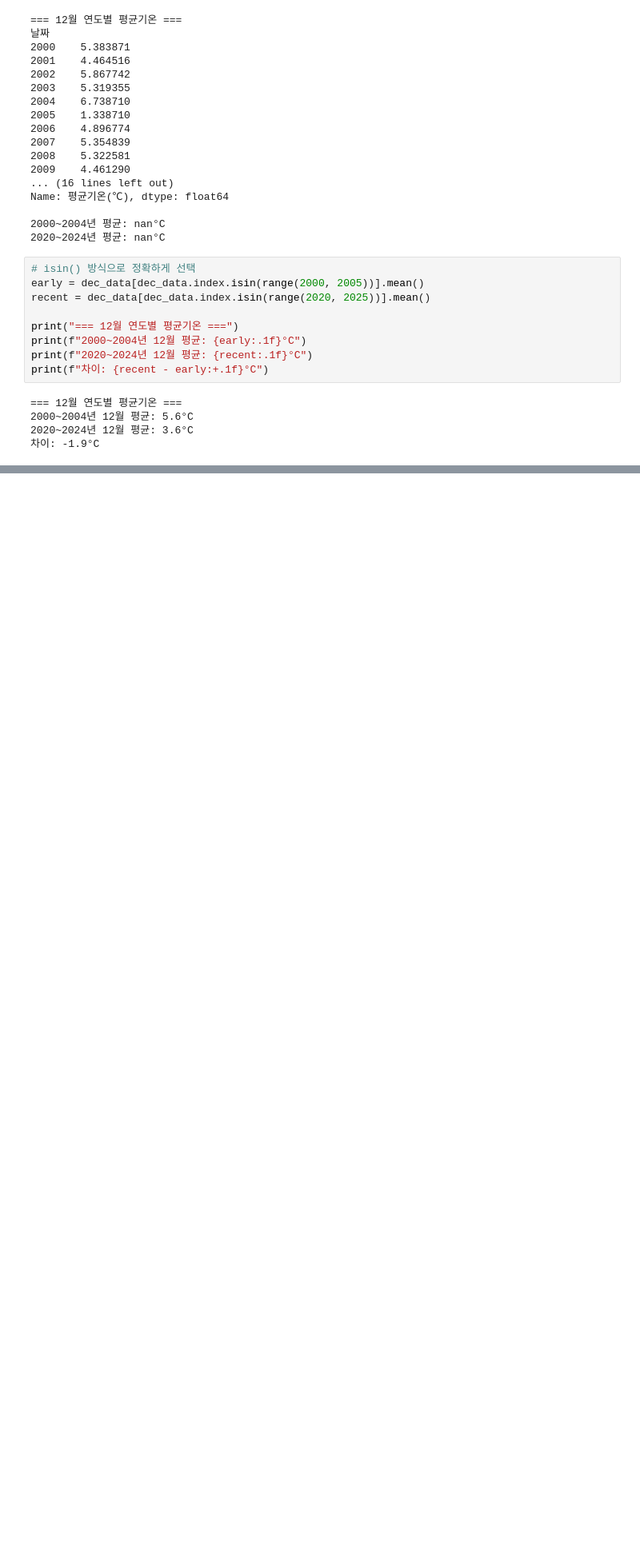
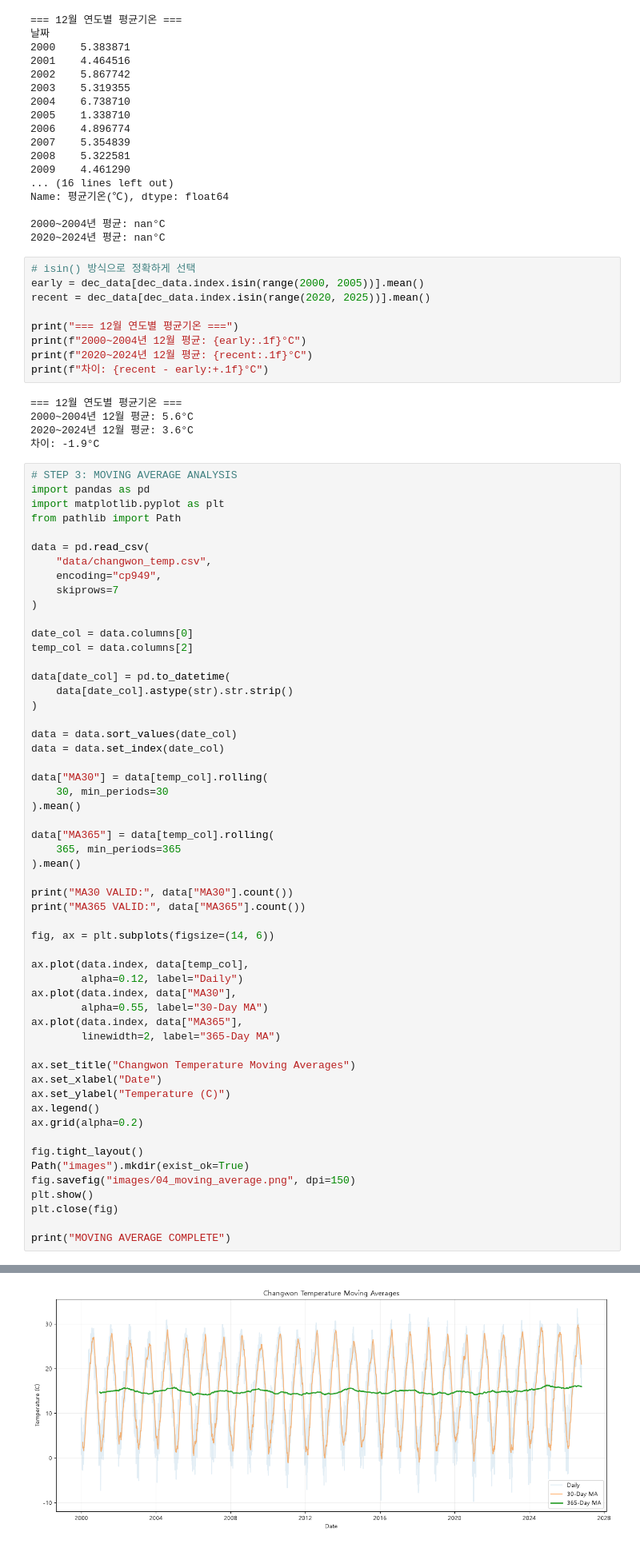
Before and after one commit to fdyoung9-a11y/changwon_temp, a Jupyter notebook: changwon_analysis.ipynb, the cells around one changed output, grey strips where cells are left out. Shown at 80% size. Cells and saved outputs as stored; diff of their text form; blank space fills up the shorter version.

Commit message:
Complete Changwon temperature time series analysis

```diff
--- a/changwon_analysis.ipynb
+++ b/changwon_analysis.ipynb
@@ -565,3 +596,59 @@ print(f"차이: {recent - early:+.1f}°C")
 2000~2004년 12월 평균: 5.6°C
 2020~2024년 12월 평균: 3.6°C
 차이: -1.9°C
+# %%
+# STEP 3: MOVING AVERAGE ANALYSIS
+import pandas as pd
+import matplotlib.pyplot as plt
+from pathlib import Path
+
+data = pd.read_csv(
+    "data/changwon_temp.csv",
+    encoding="cp949",
+    skiprows=7
+)
+
+date_col = data.columns[0]
+temp_col = data.columns[2]
+
+data[date_col] = pd.to_datetime(
+    data[date_col].astype(str).str.strip()
+)
+
+data = data.sort_values(date_col)
+data = data.set_index(date_col)
+
+data["MA30"] = data[temp_col].rolling(
+    30, min_periods=30
+).mean()
+
+data["MA365"] = data[temp_col].rolling(
+    365, min_periods=365
+).mean()
+
+print("MA30 VALID:", data["MA30"].count())
+print("MA365 VALID:", data["MA365"].count())
+
+fig, ax = plt.subplots(figsize=(14, 6))
+
+ax.plot(data.index, data[temp_col],
+        alpha=0.12, label="Daily")
+ax.plot(data.index, data["MA30"],
+        alpha=0.55, label="30-Day MA")
+ax.plot(data.index, data["MA365"],
+        linewidth=2, label="365-Day MA")
+
+ax.set_title("Changwon Temperature Moving Averages")
+ax.set_xlabel("Date")
+ax.set_ylabel("Temperature (C)")
+ax.legend()
+ax.grid(alpha=0.2)
+
+fig.tight_layout()
+Path("images").mkdir(exist_ok=True)
+fig.savefig("images/04_moving_average.png", dpi=150)
+plt.show()
+plt.close(fig)
+
+print("MOVING AVERAGE COMPLETE")
+# %% [output]
@@ -567,0 +657 @@ print(f"차이: {recent - early:+.1f}°C")
+[figure, added]
```
Also changed, not shown: parts of 16 cells of this notebook, 9 other files.
